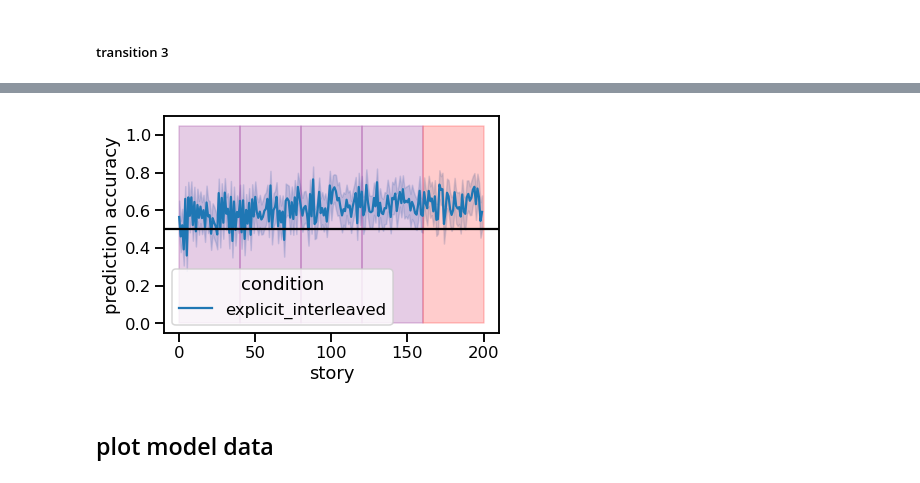
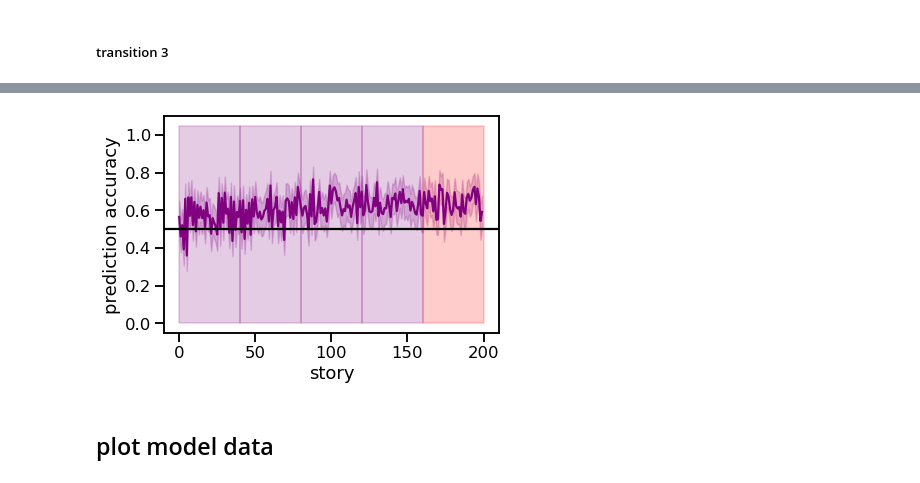
Before and after one commit to andrebeu/cswFinal, a Jupyter notebook: AB-FIGS.ipynb, the cells around one changed output, grey strips where cells are left out. Saved outputs shown, nothing was run; the diff lists cells and outputs as text; code cells hidden in the pictures.

```diff
--- a/AB-FIGS.ipynb
+++ b/AB-FIGS.ipynb
@@ -140,7 +140,7 @@ def lineplt_single(cond,thresh,transition=None,ax=None,fgkw={}):
   if transition:
     assert transition in [1,2]
     df_plt = df_plt.query(f"depth=={transition}")
-  g = sns.lineplot(data=df_plt,x='story',y='score',hue='condition',ax=ax,**fgkw)
+  g = sns.lineplot(data=df_plt,x='story',y='score',ax=ax,**fgkw)
   ax.axhline(0.5,c='k')
   ax.set_ylabel('prediction accuracy')
   # background color
@@ -159,7 +159,7 @@ def color_background(ax,cond):
 
 def lineplt(condL,thresh,transition=None,ax=None,fgkw={}):
   for cond in condL:
-    lineplt_single(cond,thresh,transition=None,ax=None,fgkw={})
+    lineplt_single(cond,thresh,transition=None,ax=None,fgkw=fgkw)
 
 def beetestplt(condL,thresh):
   plt.figure()
@@ -239,5 +239,5 @@ lineplt(cL,0.9,transition=1)
 # %% [markdown]
 ##### transition 3
 # %%
-lineplt(cL,0.9,transition=2)
+lineplt(cL,0.9,transition=2,fgkw={'color':'purple'})
 # %% [output]
@@ -248,4 +248,4 @@ lineplt(cL,0.9,transition=2)
-[figure, old version]
+[figure, new version]
 # %% [markdown]
 ## plot model data
 # %%
```
Also changed, not shown: parts of 9 cells of this notebook.
